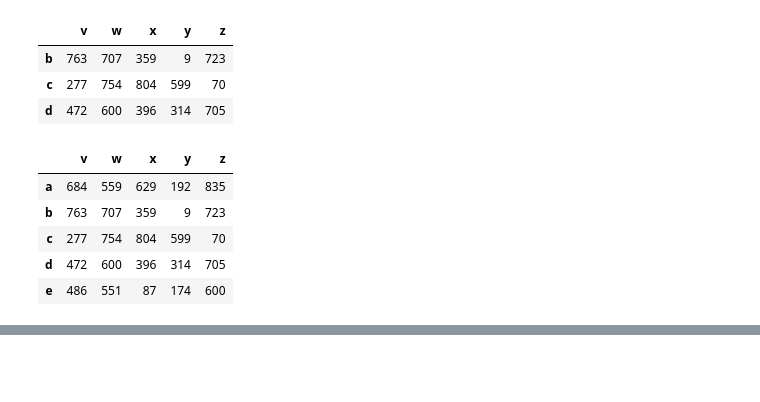
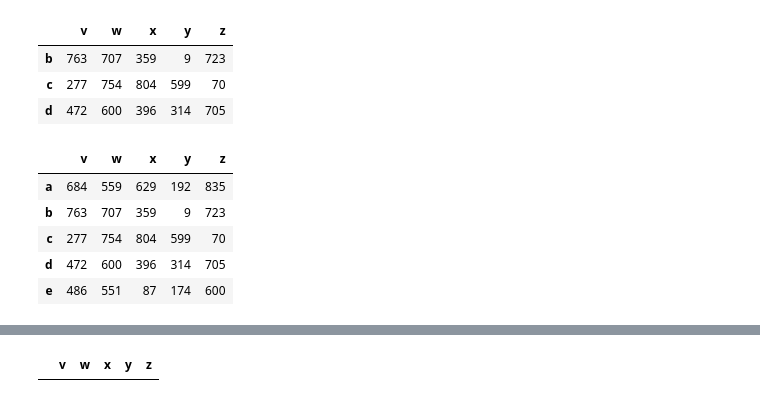
Before and after one commit to sumanthkm/Cisco-2021-12Dec-13, a Jupyter notebook: Cisco-2021-12Dec-14.ipynb, the cells around one changed output, grey strips where cells are left out. Drawn from its saved outputs; the diff is of its cells as text; code cells hidden in the pictures; blank space fills up the shorter version.

```diff
--- a/Cisco-2021-12Dec-14.ipynb
+++ b/Cisco-2021-12Dec-14.ipynb
@@ -757,0 +785,7 @@ df['w'
+# %%
+# can I use a slice to retrieve 'w' and 'y'?
+# this doesn't do what we want, because it's looking for *ROWS* 'w' through 'y'
+# there's no good answer to this
+df['w':'y']
+# %% [output]
+|  | v | w | x | y | z |
```
Also changed, not shown: parts of 4 cells of this notebook.
